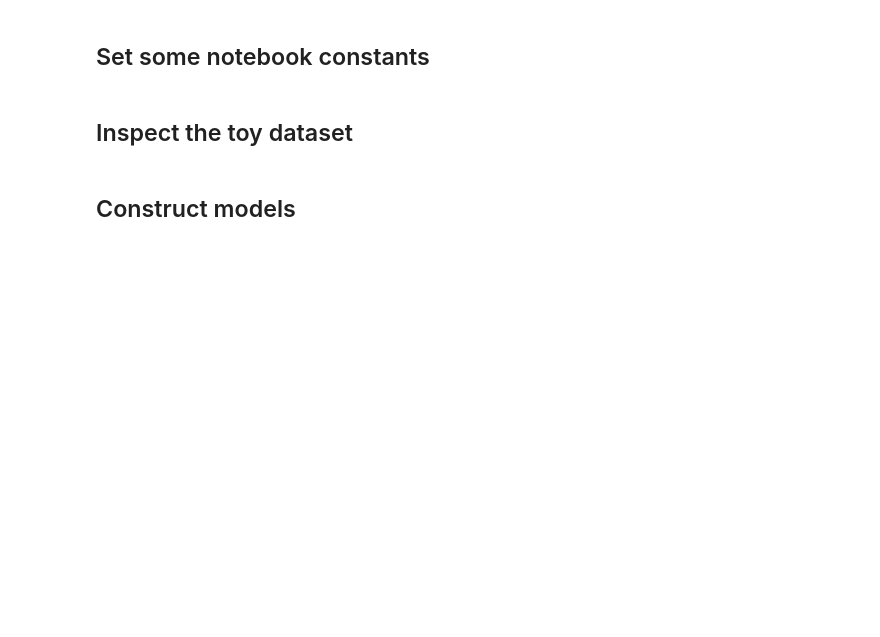
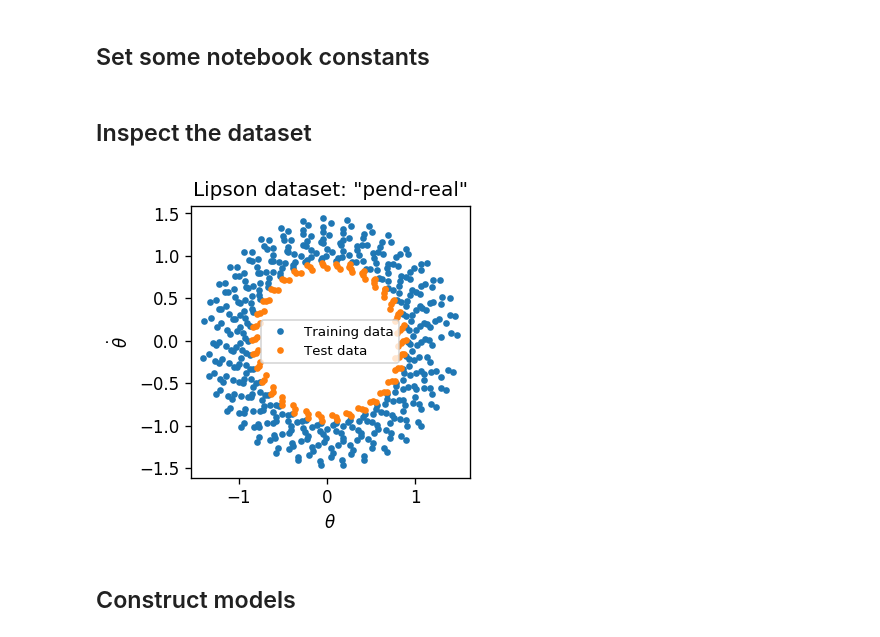
Before and after one commit to greydanus/hamiltonian-nn, a Jupyter notebook: analyze-lipson.ipynb, the cells around one changed output. Drawn from its saved outputs; the diff is of its cells as text; code cells hidden in the pictures; blank space fills up the shorter version.

```diff
--- a/analyze-lipson.ipynb
+++ b/analyze-lipson.ipynb
@@ -18,10 +18,10 @@ from utils import L2_loss
 # %% [markdown]
 ## Set some notebook constants
 # %%
-DPI = 300
-FORMAT = 'pdf'
+DPI = 120
+FORMAT = 'png'
 LINE_SEGMENTS = 10
-ARROW_SCALE = 30
+ARROW_SCALE = 30 # 100 for pend-sim, 30 for pend-real
 ARROW_WIDTH = 6e-3
 LINE_WIDTH = 2
 
@@ -30,9 +30,10 @@ def get_args():
          'hidden_dim': 200,
          'learn_rate': 1e-3,
          'nonlinearity': 'tanh',
+         'field_type': 'solenoidal',
          'total_steps': 2000,
          'print_every': 200,
-         'name': 'lipson',
+         'name': 'pend-real',
          'gridsize': 10,
          'seed': 0,
          'save_dir': './{}'.format(EXPERIMENT_DIR),
@@ -41,4 +42,4 @@ def get_args():
 class ObjectView(object):
     def __init__(self, d): self.__dict__ = d
 # %% [markdown]
-## Inspect the toy dataset
+## Inspect the dataset
@@ -65,3 +46,17 @@ class ObjectView(object):
+# %%
+args = ObjectView(get_args())
+np.random.seed(args.seed)
+data = get_dataset(args.name, args.save_dir)
+
+plt.figure(figsize=[3,3], dpi=DPI)
+plt.plot(data['x'][:,0], data['x'][:,1], '.', label='Training data')
+plt.plot(data['test_x'][:,0], data['test_x'][:,1], '.', label='Test data')
+plt.title('Lipson dataset: "{}"'.format(args.name))
+plt.xlabel('$\\theta$') ; plt.ylabel('$\dot \\theta$')
+plt.legend(fontsize=8)
+plt.show()
+# %% [output]
+[figure, added]
 # %% [markdown]
 ## Construct models
 # %%
```
Also changed, not shown: parts of 21 cells of this notebook, 27 other files.
